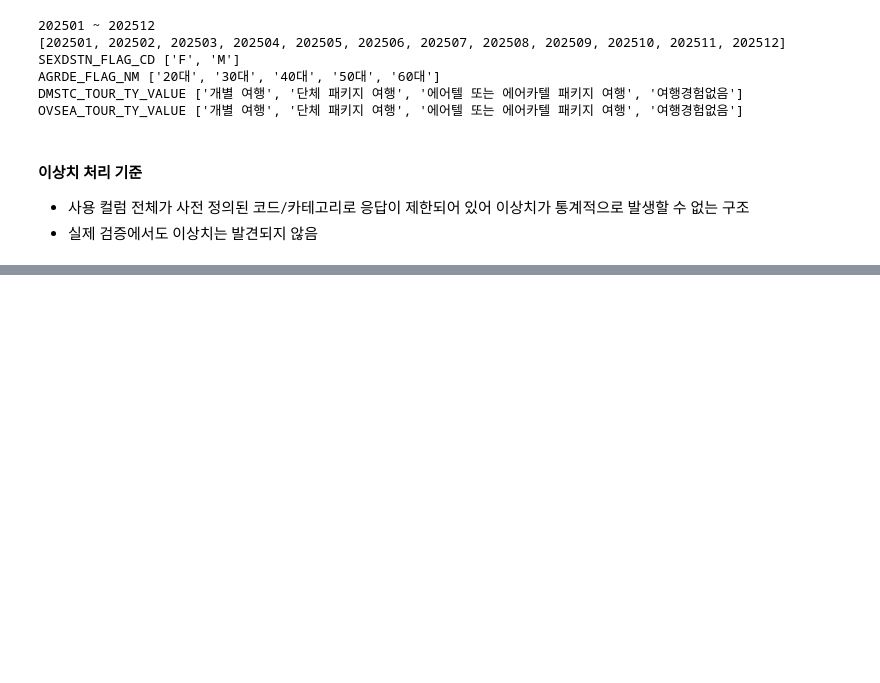
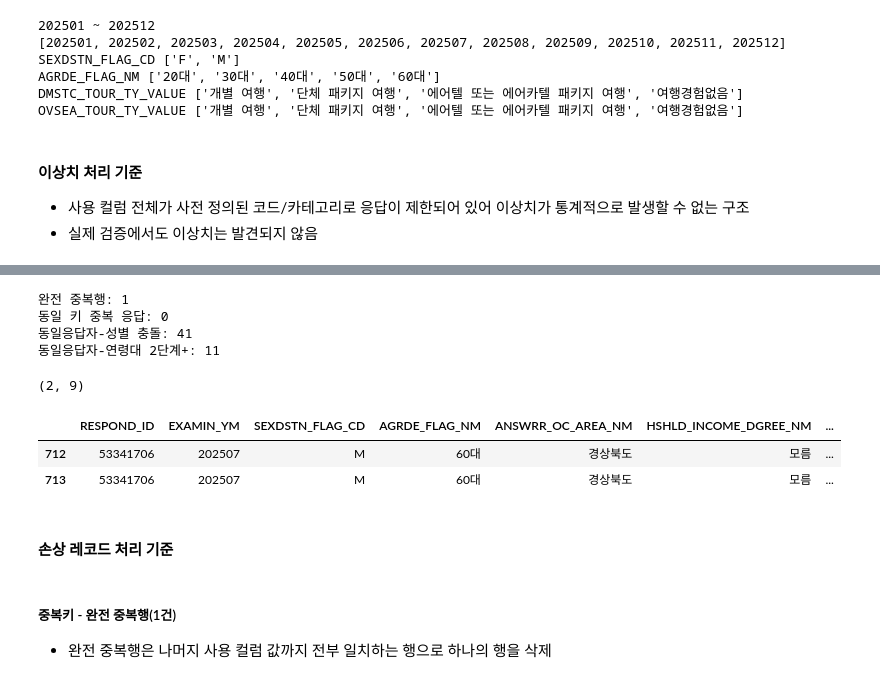
Before and after one commit to ryukyung/out-traveler, a Jupyter notebook: notebooks/eda/eda_ryukyung.ipynb, the cells around one changed output, grey strips where cells are left out. Saved outputs shown, nothing was run; the diff lists cells and outputs as text; code cells hidden in the pictures; blank space fills up the shorter version.

```diff
--- a/notebooks/eda/eda_ryukyung.ipynb
+++ b/notebooks/eda/eda_ryukyung.ipynb
@@ -753,0 +767,44 @@ OVSEA_TOUR_TY_VALUE ['개별 여행', '단체 패키지 여행', '에어텔 또
+# %%
+# [1] 중복키
+# 완전 중복행(RESPOND_ID, EXAMIN_YM 포함 전체 컬럼 값이 동일한 경우)
+count_full_duplicate = df.duplicated().sum()
+print(f'완전 중복행: {count_full_duplicate}')
+
+# 동일 키가 중복인데 나머지 값이 다른 경우
+duplicate_key_mask = df.duplicated(subset=['RESPOND_ID', 'EXAMIN_YM'], keep=False)
+duplicate_key_rows = df[duplicate_key_mask]
+count_duplicate_key_response = duplicate_key_rows.shape[0] - duplicate_key_rows.duplicated(keep=False).sum()
+print(f'동일 키 중복 응답: {count_duplicate_key_response}')
+
+# [2] 동일 개체 고정 속성
+# 동일 응답자인데 성별이 조사마다 다른 경우
+sex_per_respond = df.groupby('RESPOND_ID')['SEXDSTN_FLAG_CD'].nunique()
+count_sex_conflict = (sex_per_respond > 1).sum()
+print(f'동일응답자-성별 충돌: {count_sex_conflict}')
+
+# 동일 응답자인데 연령대가 2단계 이상 차이나는 경우
+age_order_map = {'20대':1, '30대': 2, '40대': 3, '50대': 4, '60대': 5}
+df['AGE_NUM'] = df['AGRDE_FLAG_NM'].map(age_order_map)
+age_range_per_respond = df.groupby('RESPOND_ID')['AGE_NUM'].agg(['min', 'max'])
+count_age_conflict = ((age_range_per_respond['max'] - age_range_per_respond['min']) >=2).sum()
+print(f'동일응답자-연령대 2단계+: {count_age_conflict}')
+# %% [output]
+완전 중복행: 1
+동일 키 중복 응답: 0
+동일응답자-성별 충돌: 41
+동일응답자-연령대 2단계+: 11
+# %%
+# 중복키
+full_duplicate_rows = df[df.duplicated(keep=False)]
+print(full_duplicate_rows.shape)
+full_duplicate_rows
+# %% [output]
+(2, 9)
+|  | RESPOND_ID | EXAMIN_YM | SEXDSTN_FLAG_CD | AGRDE_FLAG_NM | ANSWRR_OC_AREA_NM | HSHLD_INCOME_DGREE_NM | ... |
+| 712 | 53341706 | 202507 | M | 60대 | 경상북도 | 모름 | ... |
+| 713 | 53341706 | 202507 | M | 60대 | 경상북도 | 모름 | ... |
+# %% [markdown]
+#### 손상 레코드 처리 기준
+# %% [markdown]
+##### 중복키 - 완전 중복행(1건)
+- 완전 중복행은 나머지 사용 컬럼 값까지 전부 일치하는 행으로 하나의 행을 삭제
```
Also changed, not shown: parts of 5 cells of this notebook.
